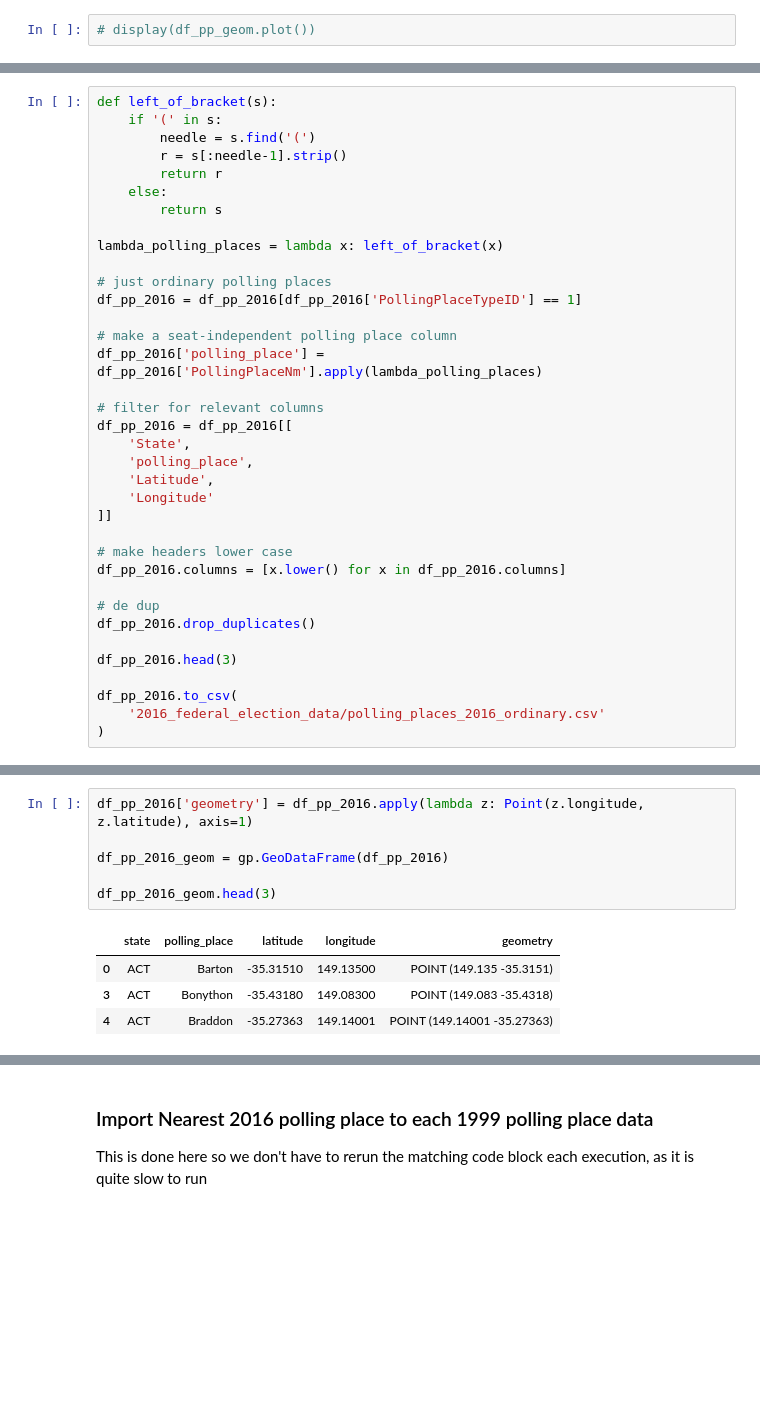
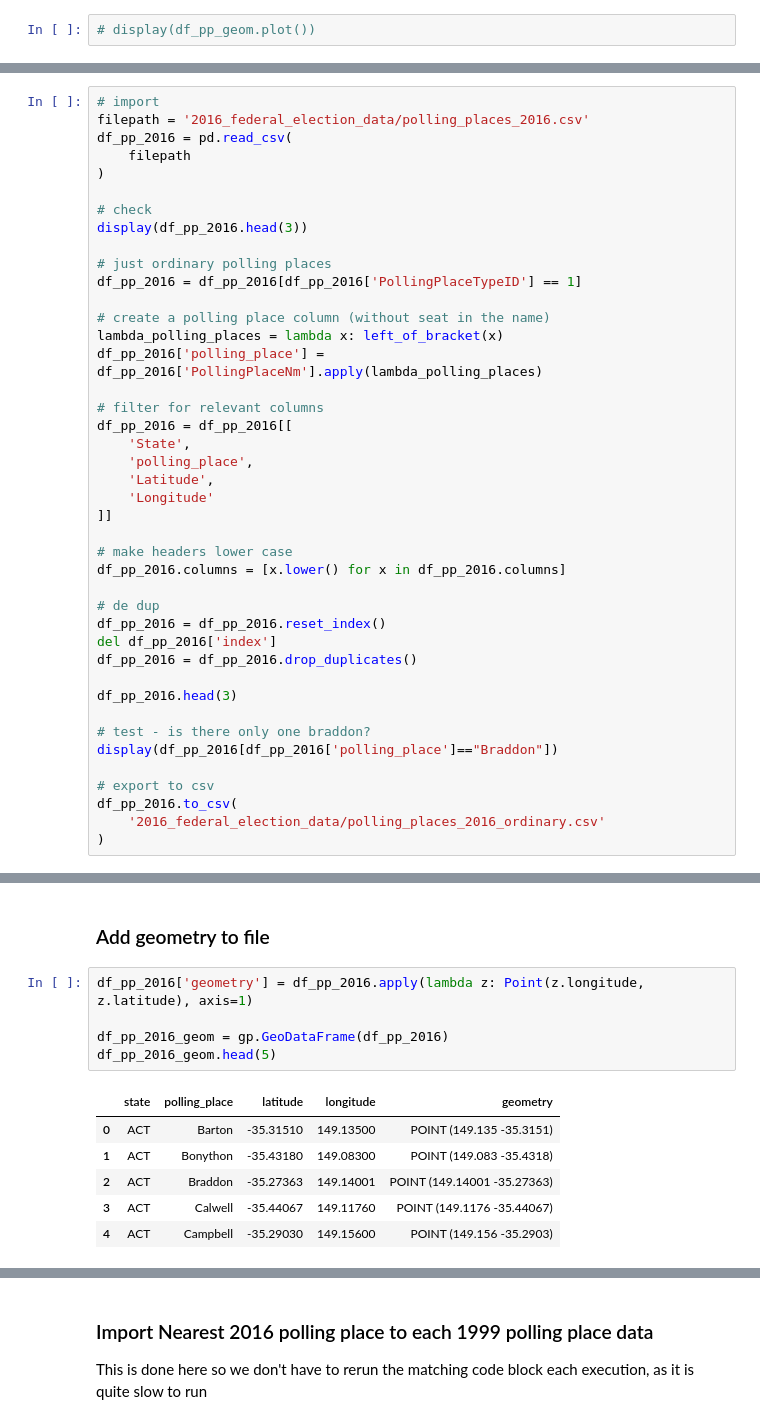
Before and after one commit to jaketclarke/australian_referenda, a Jupyter notebook: republic_referendum_analytics.ipynb, the cells around one changed output, grey strips where cells are left out. Cells and saved outputs as stored; diff of their text form; blank space fills up the shorter version.

Commit message:
2016 polling places were not deduping correctly, this resolves that

```diff
--- a/republic_referendum_analytics.ipynb
+++ b/republic_referendum_analytics.ipynb
@@ -348,18 +345,18 @@ display(df_pp_2016.head(3))
 # %%
-def left_of_bracket(s):
-    if '(' in s:
-        needle = s.find('(')
-        r = s[:needle-1].strip()
-        return r
-    else:
-        return s
+# import
+filepath = '2016_federal_election_data/polling_places_2016.csv'
+df_pp_2016 = pd.read_csv(
+    filepath
+)
 
-lambda_polling_places = lambda x: left_of_bracket(x)
+# check
+display(df_pp_2016.head(3))
 
 # just ordinary polling places
 df_pp_2016 = df_pp_2016[df_pp_2016['PollingPlaceTypeID'] == 1]
 
-# make a seat-independent polling place column
+# create a polling place column (without seat in the name)
+lambda_polling_places = lambda x: left_of_bracket(x)
 df_pp_2016['polling_place'] = df_pp_2016['PollingPlaceNm'].apply(lambda_polling_places)
 
 # filter for relevant columns
@@ -374,10 +371,16 @@ df_pp_2016 = df_pp_2016[[
 df_pp_2016.columns = [x.lower() for x in df_pp_2016.columns]
 
 # de dup
-df_pp_2016.drop_duplicates()
+df_pp_2016 = df_pp_2016.reset_index()
+del df_pp_2016['index']
+df_pp_2016 = df_pp_2016.drop_duplicates()
 
 df_pp_2016.head(3)
 
+# test - is there only one braddon?
+display(df_pp_2016[df_pp_2016['polling_place']=="Braddon"])
+
+# export to csv
 df_pp_2016.to_csv(
     '2016_federal_election_data/polling_places_2016_ordinary.csv'
 )
@@ -384,14 +394,17 @@ df_pp_2016.to_csv(
+# %% [markdown]
+### Add geometry to file
 # %%
 df_pp_2016['geometry'] = df_pp_2016.apply(lambda z: Point(z.longitude, z.latitude), axis=1)
 
 df_pp_2016_geom = gp.GeoDataFrame(df_pp_2016)
-
-df_pp_2016_geom.head(3)
+df_pp_2016_geom.head(5)
 # %% [output]
 |  | state | polling_place | latitude | longitude | geometry |
 | 0 | ACT | Barton | -35.31510 | 149.13500 | POINT (149.135 -35.3151) |
-| 3 | ACT | Bonython | -35.43180 | 149.08300 | POINT (149.083 -35.4318) |
-| 4 | ACT | Braddon | -35.27363 | 149.14001 | POINT (149.14001 -35.27363) |
+| 1 | ACT | Bonython | -35.43180 | 149.08300 | POINT (149.083 -35.4318) |
+| 2 | ACT | Braddon | -35.27363 | 149.14001 | POINT (149.14001 -35.27363) |
+| 3 | ACT | Calwell | -35.44067 | 149.11760 | POINT (149.1176 -35.44067) |
+| 4 | ACT | Campbell | -35.29030 | 149.15600 | POINT (149.156 -35.2903) |
 # %%
 import geopandas as gpd
 from shapely.geometry import Point
```
Also changed, not shown: parts of 12 cells of this notebook, 1 other file.
